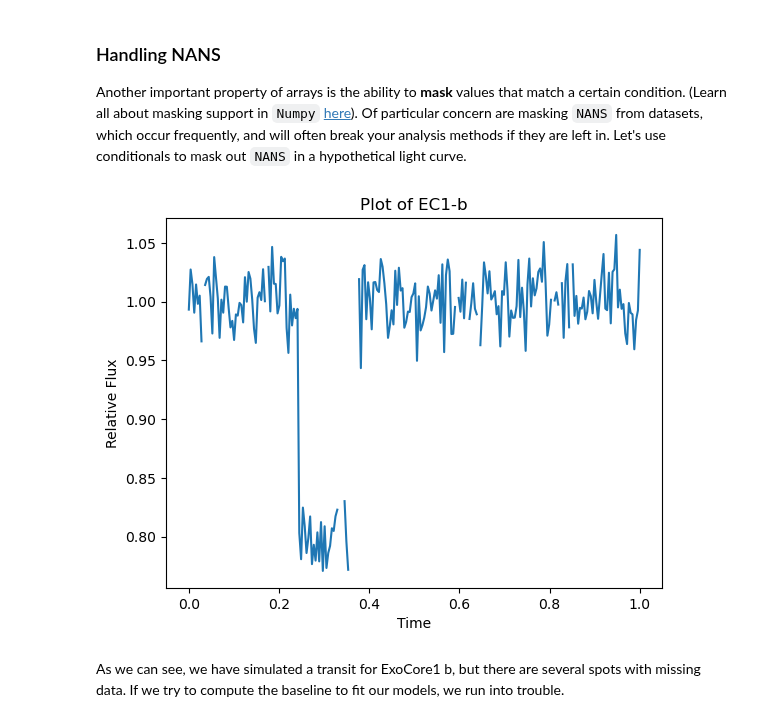
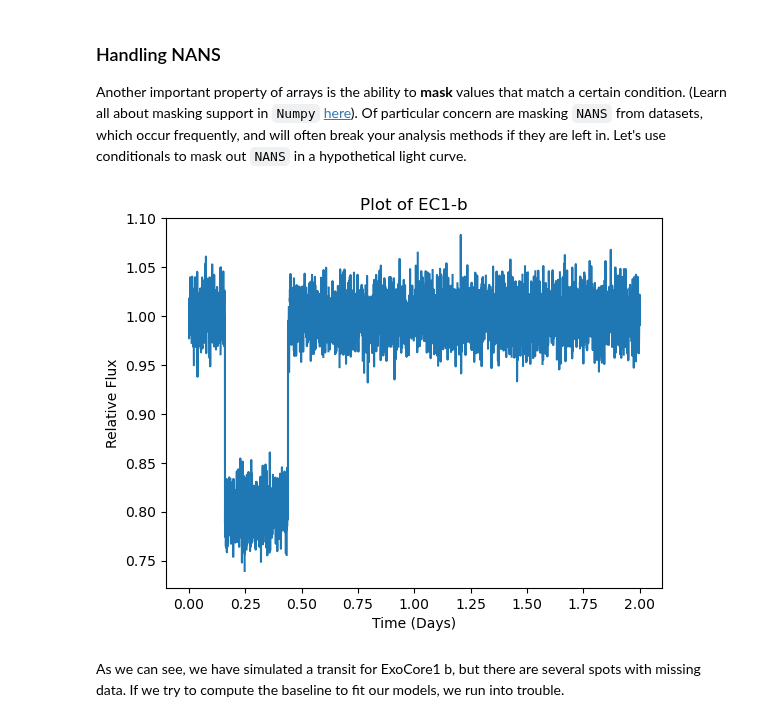
Before and after one commit to AstroMusers/ExoCore, a Jupyter notebook: ExoCore/Data_Structures/Numpy.ipynb, the cells around one changed output. Drawn from its saved outputs; the diff is of its cells as text; code cells hidden in the pictures.

```diff
--- a/ExoCore/Data_Structures/Numpy.ipynb
+++ b/ExoCore/Data_Structures/Numpy.ipynb
@@ -217,32 +271,32 @@ The average flux as a function of both rows and columns can accurately define th
 Another important property of arrays is the ability to **mask** values that match a certain condition. (Learn all about masking support in `Numpy` [here](https://numpy.org/devdocs/reference/routines.ma.html)). Of particular concern are masking `NANS` from datasets, which occur frequently, and will often break your analysis methods if they are left in. Let's use conditionals to mask out `NANS` in a hypothetical light curve.
 # %%
 #Generate a time array using linspace
-time = np.linspace(0, 1, num = 250)
+time = np.linspace(0, 2, num = 5000)
 
 #Generate fluxes which we start as all 1's
-flux = np.ones(250)
+flux = np.ones(5000)
 for index, data in enumerate(flux):
     #Randomly check if we should make the current value a NAN
     nan_check = np.random.random()
 
     #Add some Gaussian noise
     flux[index] = flux[index] + np.random.normal(scale=0.02)
 
     #Add a 'transit'
-    if index > 60 and index < 90:
+    if index > 400 and index < 1100:
         flux[index] = flux[index] - 0.2
     #The check if the value should be made a nan, which is a 5% chance right now
     if nan_check < 0.05:
         flux[index] = np.nan
 
 ##Plot the result
 plt.plot(time, flux)
-plt.xlabel('Time')
+plt.xlabel('Time (Days)')
 plt.ylabel('Relative Flux')
 plt.title('Plot of EC1-b')
 plt.show()
 # %% [output]
-[figure, old version]
+[figure, new version]
 # %% [markdown]
 As we can see, we have simulated a transit for ExoCore1 b, but there are several spots with missing data. If we try to compute the baseline to fit our models, we run into trouble.
 # %%
```
Also changed, not shown: parts of 6 cells of this notebook.
